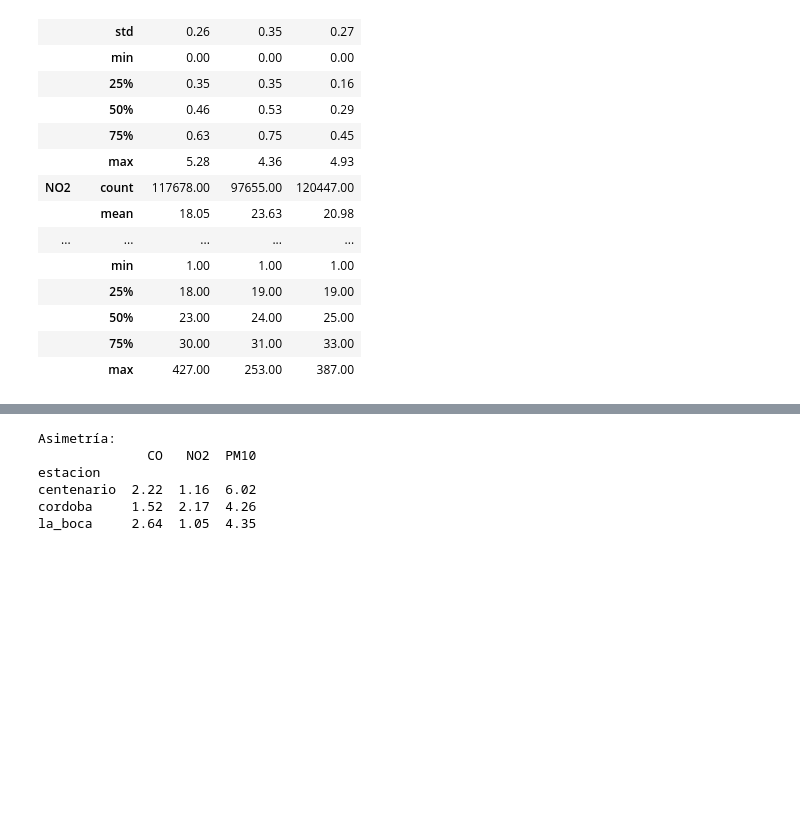
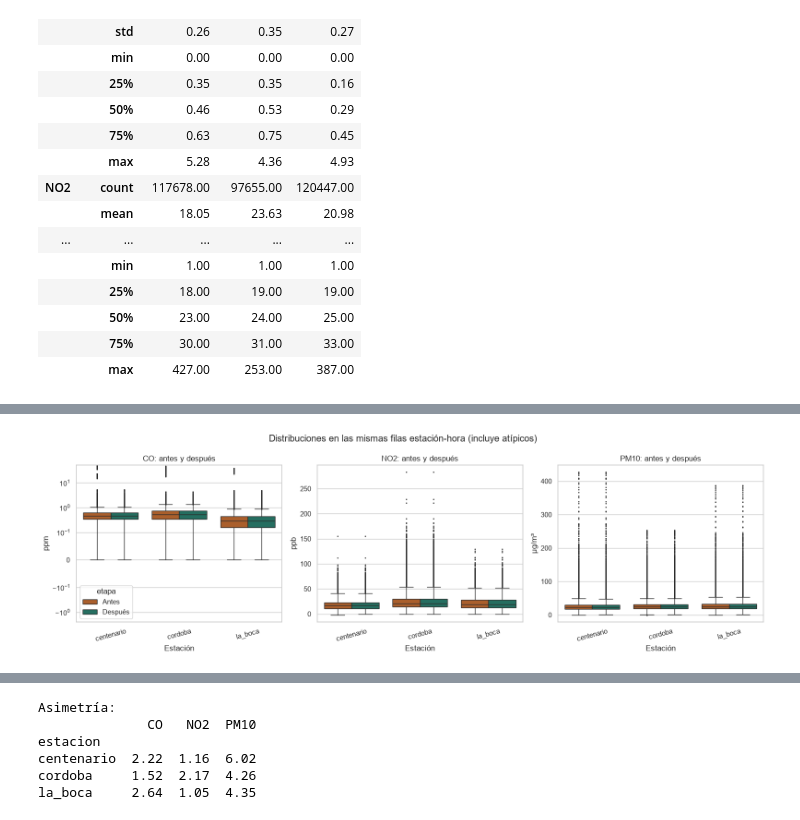
Before and after one commit to mati7c/TP_CDD, a Jupyter notebook: notebooks/segunda_entrega_etl.ipynb, the cells around one changed output, grey strips where cells are left out. Saved outputs shown, nothing was run; the diff lists cells and outputs as text; code cells hidden in the pictures; blank space fills up the shorter version.

Commit message:
Agregar graficos antes y despues de la limpieza

```diff
--- a/notebooks/segunda_entrega_etl.ipynb
+++ b/notebooks/segunda_entrega_etl.ipynb
@@ -275,0 +288,83 @@ df.groupby("estacion")[POLS].describe().T.round(2)
+# %%
+fechas_entrada = pd.to_datetime(entrada["FECHA"], format="%d%b%Y:%H:%M:%S")
+horas_entrada = pd.to_numeric(entrada["HORA"], errors="coerce")
+horas_validas = horas_entrada.between(1, 24)
+instantes = fechas_entrada[horas_validas] + pd.to_timedelta(horas_entrada[horas_validas], unit="h")
+
+originales = []
+for estacion in T.STATIONS:
+    valores = pd.DataFrame({p: T.classify(entrada.loc[horas_validas, f"{p}_{estacion}"])[0] for p in POLS})
+    valores["estacion"] = estacion.lower()
+    valores["fecha_hora"] = instantes
+    originales.append(valores)
+antes_completo = pd.concat(originales).set_index(["estacion", "fecha_hora"]).sort_index()
+despues = df.set_index(["estacion", "fecha_hora"])[POLS].sort_index()
+assert antes_completo.index.is_unique and despues.index.is_unique
+assert despues.index.isin(antes_completo.index).all()
+antes = antes_completo.reindex(despues.index)[POLS]
+assert antes.index.equals(despues.index)
+
+comparacion = pd.concat([
+    antes.reset_index().assign(etapa="Antes"),
+    despues.reset_index().assign(etapa="Después"),
+], ignore_index=True)
+colores_etapas = {"Antes": "#bf5b17", "Después": "#197a68"}
+fig, axes = plt.subplots(1, 3, figsize=(16, 5))
+for ax, contaminante in zip(axes, POLS):
+    sns.boxplot(data=comparacion, x="estacion", y=contaminante, hue="etapa",
+                hue_order=["Antes", "Después"], palette=colores_etapas, fliersize=1, ax=ax)
+    ax.set(title=f"{contaminante}: antes y después", xlabel="Estación", ylabel=T.POLLUTANTS[contaminante])
+    ax.tick_params(axis="x", rotation=15)
+    if contaminante == "CO":
+        ax.set_yscale("symlog", linthresh=0.1)
+    if contaminante != POLS[0]:
+        ax.get_legend().remove()
+fig.suptitle("Distribuciones en las mismas filas estación-hora (incluye atípicos)")
+plt.tight_layout()
+plt.show()
+
+faltantes_comparados = pd.concat([
+    antes.isna().groupby(level="estacion").mean().mul(100).assign(etapa="Antes"),
+    despues.isna().groupby(level="estacion").mean().mul(100).assign(etapa="Después"),
+]).reset_index().melt(id_vars=["estacion", "etapa"], value_vars=POLS,
+                      var_name="contaminante", value_name="porcentaje")
+fig, axes = plt.subplots(1, 3, figsize=(16, 4.5), sharey=True)
+for ax, contaminante in zip(axes, POLS):
+    sns.barplot(data=faltantes_comparados[faltantes_comparados.contaminante.eq(contaminante)],
+                x="estacion", y="porcentaje", hue="etapa", hue_order=["Antes", "Después"],
+                palette=colores_etapas, ax=ax)
+    ax.set(title=contaminante, xlabel="Estación", ylabel="Valores faltantes (%)", ylim=(0, 100))
+    ax.tick_params(axis="x", rotation=15)
+    for barras in ax.containers:
+        ax.bar_label(barras, fmt="%.1f", fontsize=8, padding=2)
+    if contaminante != POLS[0]:
+        ax.get_legend().remove()
+fig.suptitle("Faltantes antes y después: mismo denominador por estación")
+plt.tight_layout()
+plt.show()
+
+fig, axes = plt.subplots(3, 2, figsize=(15, 8), sharex=True, sharey=True)
+for fila, estacion in enumerate(T.STATIONS):
+    for columna, (etapa, datos) in enumerate([("Antes", antes), ("Después", despues)]):
+        serie = datos.xs(estacion.lower())["CO"].loc["2014-06-21":"2014-06-26"]
+        serie = serie.reindex(pd.date_range("2014-06-21", "2014-06-26 23:00", freq="h"))
+        axes[fila, columna].plot(serie.index, serie, marker=".", markersize=3, color=colores_etapas[etapa])
+        axes[fila, columna].axhline(T.VALID_RANGE["CO"][1], color="red", ls="--", label="Máximo plausible (10 ppm)")
+        axes[fila, columna].set(title=f"{estacion} | {etapa}", ylabel="CO (ppm)")
+axes[0, 0].legend(fontsize=8)
+fig.suptitle("Error de registro de CO: antes y después, con la misma escala")
+fig.autofmt_xdate()
+plt.tight_layout()
+plt.show()
+
+resumen_comparacion = pd.DataFrame({
+    "filas antes (horas válidas, 3 estaciones)": antes_completo.groupby(level="estacion").size(),
+    "filas después": despues.groupby(level="estacion").size(),
+})
+resumen_comparacion["filas descartadas"] = resumen_comparacion.iloc[:, 0] - resumen_comparacion.iloc[:, 1]
+display(resumen_comparacion)
+print("Filas comparadas en cada etapa:", len(antes))
+print("El antes convierte marcadores a NaN y censurados a LD/2; aún conserva errores de rango y sensores congelados.")
+print("Los faltantes pueden aumentar al invalidar errores y disminuir al interpolar huecos cortos; los huecos largos se conservan.")
+# %% [output]
+[figure, added]
```
Also changed, not shown: parts of 2 cells of this notebook, 1 other file.
